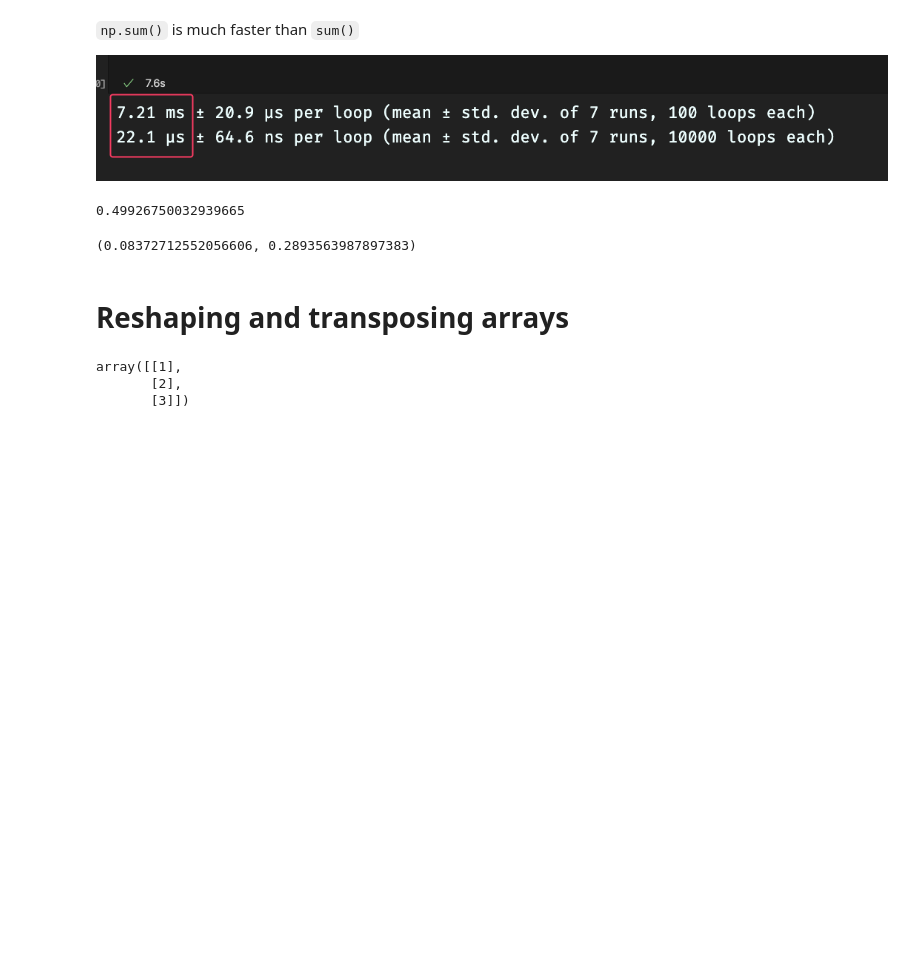
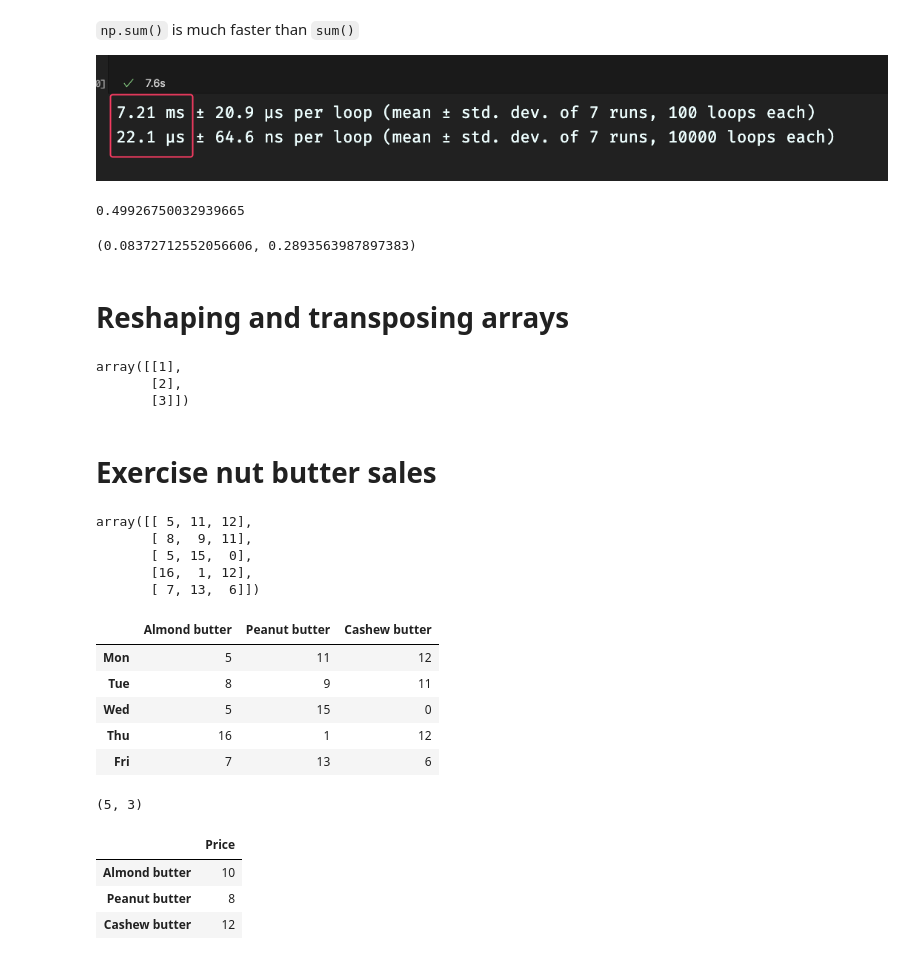
Before and after one commit to mageshyt/Machine-Learning-2023, a Jupyter notebook: Numpy/numpy.ipynb, the cells around one changed output. Saved outputs shown, nothing was run; the diff lists cells and outputs as text; code cells hidden in the pictures; blank space fills up the shorter version.

```diff
--- a/Numpy/numpy.ipynb
+++ b/Numpy/numpy.ipynb
@@ -230,3 +226,35 @@ a1.reshape(3,1) # 3 rows and 1 column
 array([[1],
        [2],
        [3]])
+# %% [markdown]
+# Exercise nut butter sales
+# %%
+
+np.random.seed(1)
+sales_amounts = np.random.randint(20, size=(5, 3))
+sales_amounts
+# %% [output]
+array([[ 5, 11, 12],
+       [ 8,  9, 11],
+       [ 5, 15,  0],
+       [16,  1, 12],
+       [ 7, 13,  6]])
+# %%
+
+
+# create weekly sales DataFrame
+index=["Mon","Tue","Wed","Thu","Fri"]
+weekly_sales = pd.DataFrame(sales_amounts,index=index,columns=["Almond butter", "Peanut butter", "Cashew butter"])
+
+weekly_sales
+# %% [output]
+|  | Almond butter | Peanut butter | Cashew butter |
+| Mon | 5 | 11 | 12 |
+| Tue | 8 | 9 | 11 |
+| Wed | 5 | 15 | 0 |
+| Thu | 16 | 1 | 12 |
+| Fri | 7 | 13 | 6 |
+# %%
+weekly_sales.shape
+# %% [output]
+(5, 3)
@@ -232,0 +269,7 @@ array([[1],
+# %%
+butter_prices
+# %% [output]
+|  | Price |
+| Almond butter | 10 |
+| Peanut butter | 8 |
+| Cashew butter | 12 |
```
Also changed, not shown: parts of 18 cells of this notebook, 4 other files.
